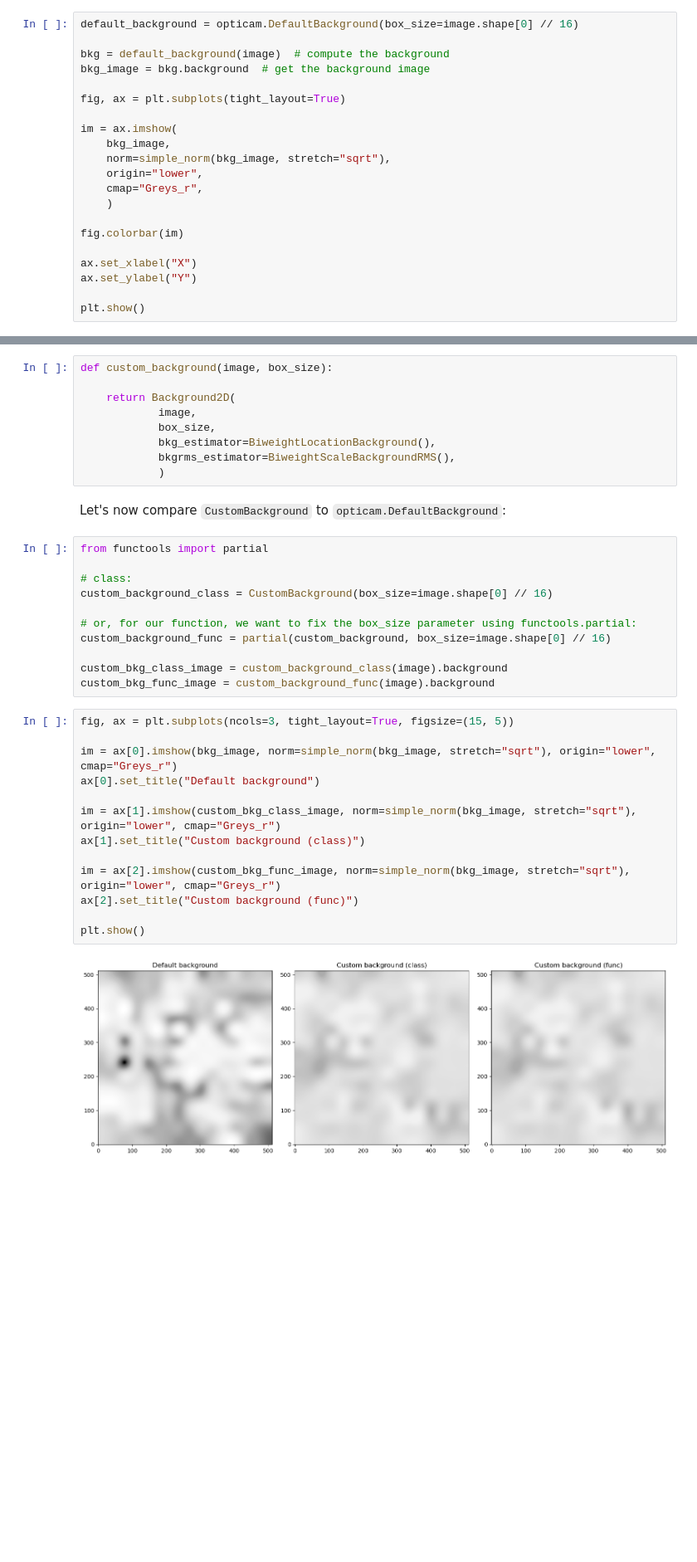
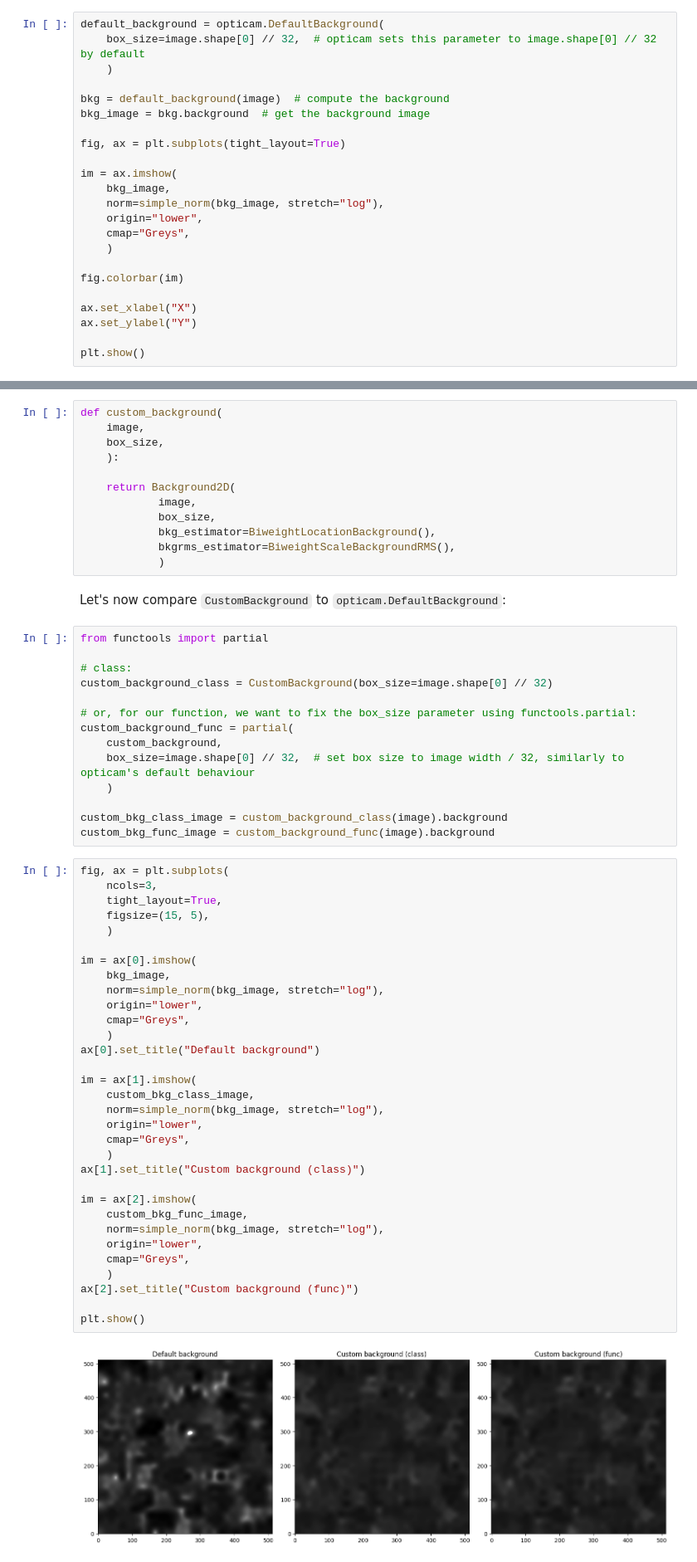
Before and after one commit to zairving/opticam, a Jupyter notebook: docs/tutorials/backgrounds.ipynb, the cells around one changed output, grey strips where cells are left out. Shown at 83% size. Drawn from its saved outputs; the diff is of its cells as text; blank space fills up the shorter version.

```diff
--- a/docs/tutorials/backgrounds.ipynb
+++ b/docs/tutorials/backgrounds.ipynb
@@ -63,7 +68,9 @@ plt.show()
 
 `opticam`'s default background estimator is the default `Background2D()` estimator from `photutils` with some added convenience tailored to OPTICAM. Let's look at the background image produced by the default estimator:
 # %%
-default_background = opticam.DefaultBackground(box_size=image.shape[0] // 16)
+default_background = opticam.DefaultBackground(
+    box_size=image.shape[0] // 32,  # opticam sets this parameter to image.shape[0] // 32 by default
+    )
 
 bkg = default_background(image)  # compute the background
 bkg_image = bkg.background  # get the background image
@@ -72,9 +79,9 @@ fig, ax = plt.subplots(tight_layout=True)
 
 im = ax.imshow(
     bkg_image,
-    norm=simple_norm(bkg_image, stretch="sqrt"),
+    norm=simple_norm(bkg_image, stretch="log"),
     origin="lower",
-    cmap="Greys_r",
+    cmap="Greys",
     )
 
 fig.colorbar(im)
@@ -166,5 +184,8 @@ We could have equally defined a custom background estimator using a function ins
 # %%
-def custom_background(image, box_size):
+def custom_background(
+    image,
+    box_size,
+    ):
 
     return Background2D(
             image,
@@ -178,28 +199,50 @@ Let's now compare `CustomBackground` to `opticam.DefaultBackground`:
 from functools import partial
 
 # class:
-custom_background_class = CustomBackground(box_size=image.shape[0] // 16)
+custom_background_class = CustomBackground(box_size=image.shape[0] // 32)
 
 # or, for our function, we want to fix the box_size parameter using functools.partial:
-custom_background_func = partial(custom_background, box_size=image.shape[0] // 16)
+custom_background_func = partial(
+    custom_background,
+    box_size=image.shape[0] // 32,  # set box size to image width / 32, similarly to opticam's default behaviour
+    )
 
 custom_bkg_class_image = custom_background_class(image).background
 custom_bkg_func_image = custom_background_func(image).background
 # %%
-fig, ax = plt.subplots(ncols=3, tight_layout=True, figsize=(15, 5))
+fig, ax = plt.subplots(
+    ncols=3,
+    tight_layout=True,
+    figsize=(15, 5),
+    )
 
-im = ax[0].imshow(bkg_image, norm=simple_norm(bkg_image, stretch="sqrt"), origin="lower", cmap="Greys_r")
+im = ax[0].imshow(
+    bkg_image,
+    norm=simple_norm(bkg_image, stretch="log"),
+    origin="lower",
+    cmap="Greys",
+    )
 ax[0].set_title("Default background")
 
-im = ax[1].imshow(custom_bkg_class_image, norm=simple_norm(bkg_image, stretch="sqrt"), origin="lower", cmap="Greys_r")
+im = ax[1].imshow(
+    custom_bkg_class_image,
+    norm=simple_norm(bkg_image, stretch="log"),
+    origin="lower",
+    cmap="Greys",
+    )
 ax[1].set_title("Custom background (class)")
 
-im = ax[2].imshow(custom_bkg_func_image, norm=simple_norm(bkg_image, stretch="sqrt"), origin="lower", cmap="Greys_r")
+im = ax[2].imshow(
+    custom_bkg_func_image,
+    norm=simple_norm(bkg_image, stretch="log"),
+    origin="lower",
+    cmap="Greys",
+    )
 ax[2].set_title("Custom background (func)")
 
 plt.show()
 # %% [output]
-[figure, old version]
+[figure, new version]
 # %% [markdown]
 As we can see, the default background and our custom backgrounds are subtly different (note that they also share the same normalisation). Let's compare the histograms between these background estimators to better quantify the differences:
 # %%
```
Also changed, not shown: parts of 11 cells of this notebook, 5 other files.
